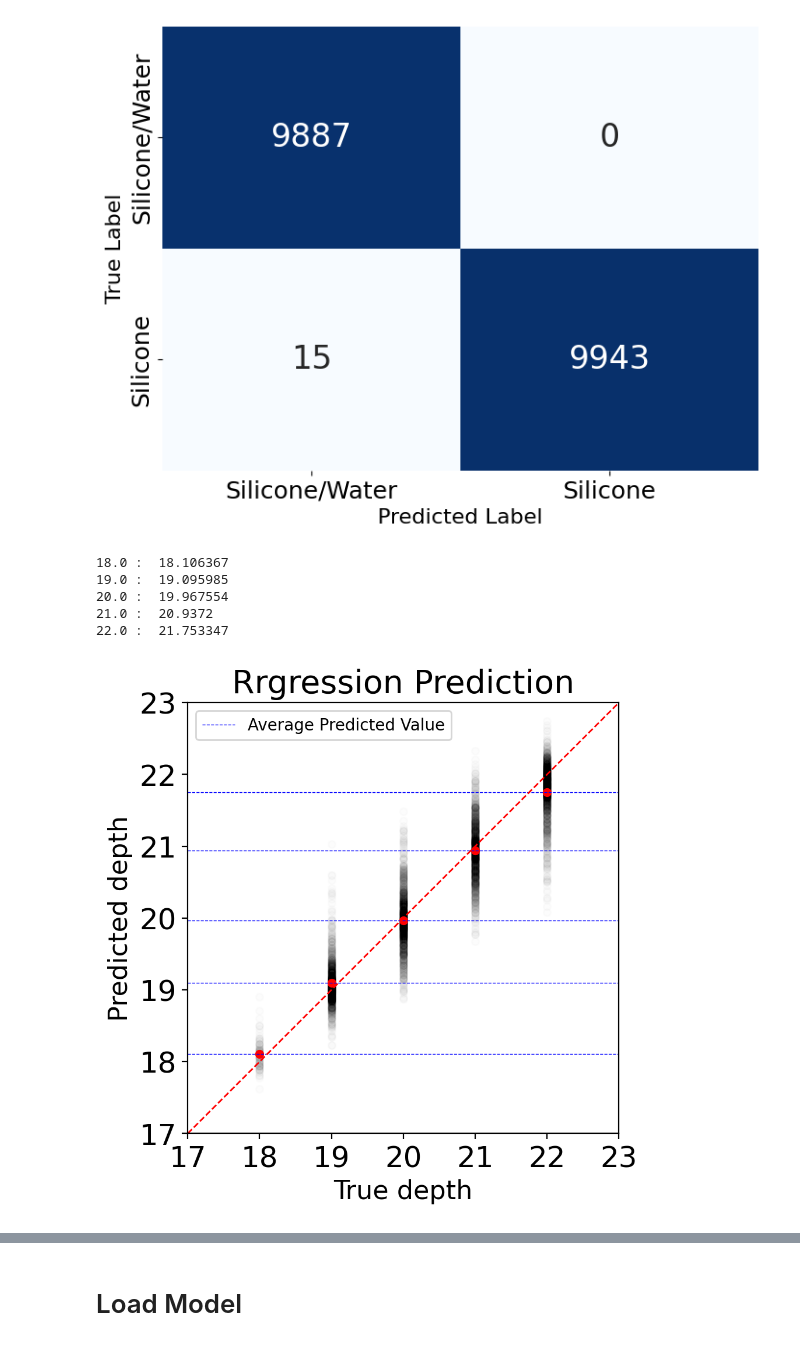
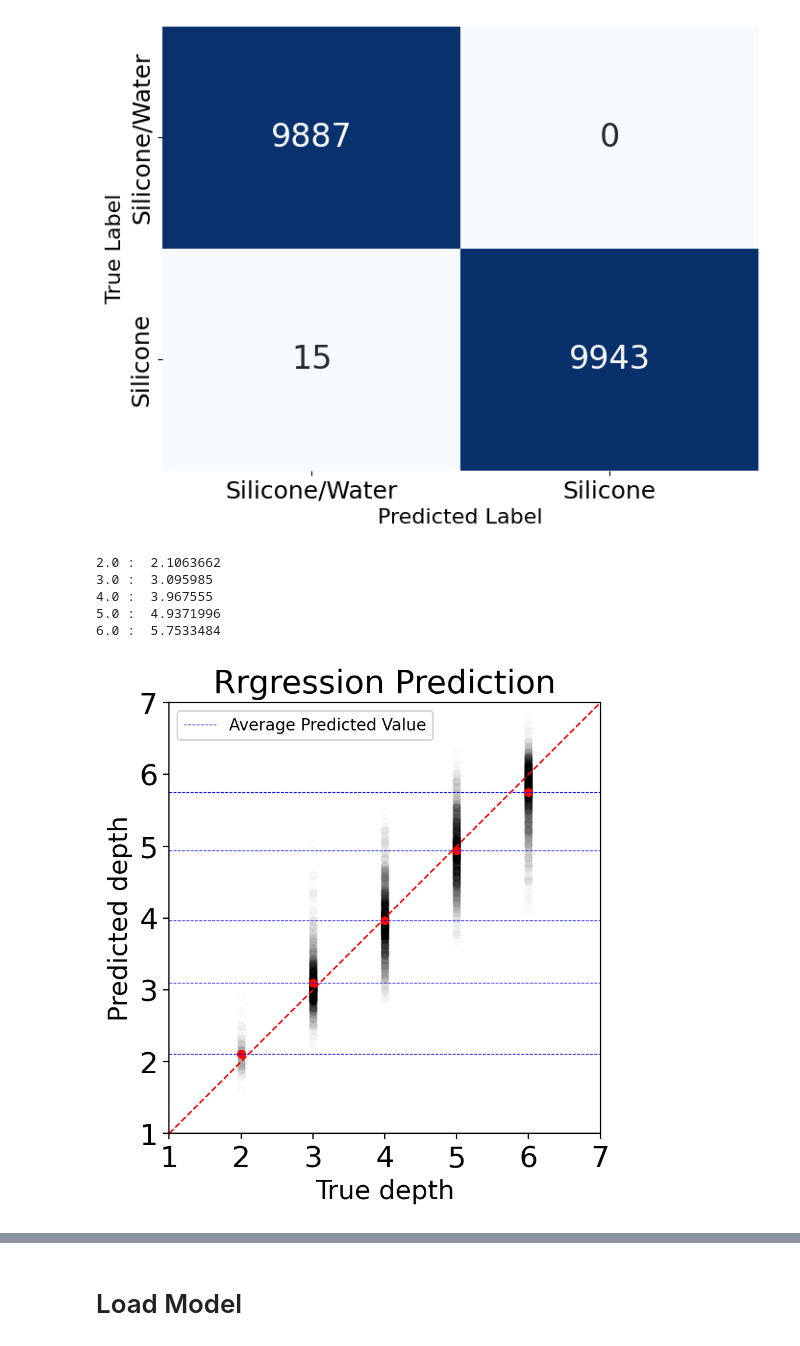
Before and after one commit to XiongStony/data_analyse, a Jupyter notebook: Niryo-robot-test/T3rd_NeeARM_reg_2_bert.ipynb, the cells around one changed output, grey strips where cells are left out. Drawn from its saved outputs; the diff is of its cells as text; code cells hidden in the pictures.

```diff
--- a/Niryo-robot-test/T3rd_NeeARM_reg_2_bert.ipynb
+++ b/Niryo-robot-test/T3rd_NeeARM_reg_2_bert.ipynb
@@ -29,8 +29,8 @@ plt.rcParams.update({
     'font.size': 14,
     'axes.titlesize': 20,
     'axes.labelsize': 16,
-    'xtick.labelsize': 18,
-    'ytick.labelsize': 18,
+    'xtick.labelsize': 16,
+    'ytick.labelsize': 16,
     'legend.fontsize': 14
 })
 # %% [output]
@@ -637,7 +647,7 @@ with open("mwtfiles/Third_2_bert.txt","a") as f:
 # %%
 num = 5000
 
-out_dep_np, reg_np = te_depth_np[:num] + 18, reg_y_te_np[:num] + 18
+out_dep_np, reg_np = te_depth_np[:num] + 2, reg_y_te_np[:num] + 2
 
 mean_vals = []
 unique_depths = np.unique(reg_np)
@@ -645,39 +655,39 @@ for reg_label in unique_depths:
     bool_index = reg_np == reg_label
     mean = out_dep_np[bool_index].mean()
     mean_vals.append(mean)
 
 plt.figure(dpi=200)
 plt.scatter(reg_np, out_dep_np, s=20, alpha=0.01,c="black")
 plt.scatter(unique_depths,mean_vals, s=20, alpha=1, c='r')
 i = 0
 for unique_depth, mean_val in zip(unique_depths,mean_vals):
     if i == 0:
         plt.axhline(mean_val, color='blue', linestyle='--', linewidth=0.5, label="Average Predicted Value")
     else:
         plt.axhline(mean_val, color='blue', linestyle='--', linewidth=0.5)
     i += 1
     print(f"{unique_depth} : ",mean_val)
 
-min_val = 17
-max_val = 23
+min_val = 1
+max_val = 7
 plt.plot([min_val, max_val], [min_val, max_val], 'r--', linewidth=1)
 plt.legend(fontsize=10)
 plt.xlim((min_val, max_val))
 plt.ylim((min_val, max_val))
 plt.xticks(range(min_val,max_val+1))
 plt.yticks(range(min_val,max_val+1))
 ax = plt.gca()
 ax.set_aspect('equal', adjustable='box')   # 只改比例，不重算 limits
 ax.set_title("Rrgression Prediction")
 plt.xlabel("True depth")
 plt.ylabel("Predicted depth")
 plt.savefig("/home/yuqster/files/research/figures/Transformer_regression_prediction.pdf", format="pdf", bbox_inches="tight")
 plt.show()
 # %% [output]
-18.0 :  18.106367
-19.0 :  19.095985
-20.0 :  19.967554
-21.0 :  20.9372
-22.0 :  21.753347
+2.0 :  2.1063662
+3.0 :  3.095985
+4.0 :  3.967555
+5.0 :  4.9371996
+6.0 :  5.7533484
-[figure, old version]
+[figure, new version]
 # %%
```
Also changed, not shown: parts of 14 cells of this notebook, 1 other file.
